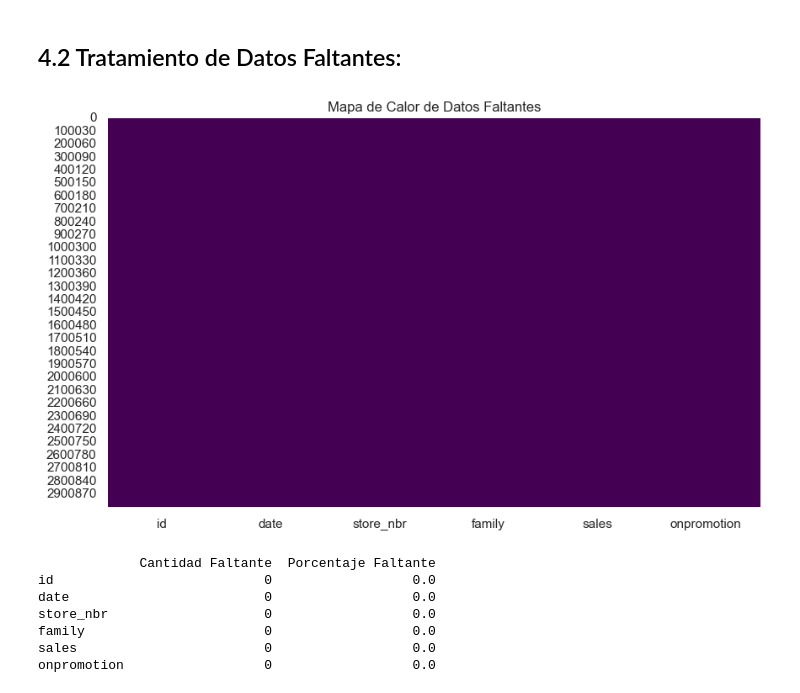
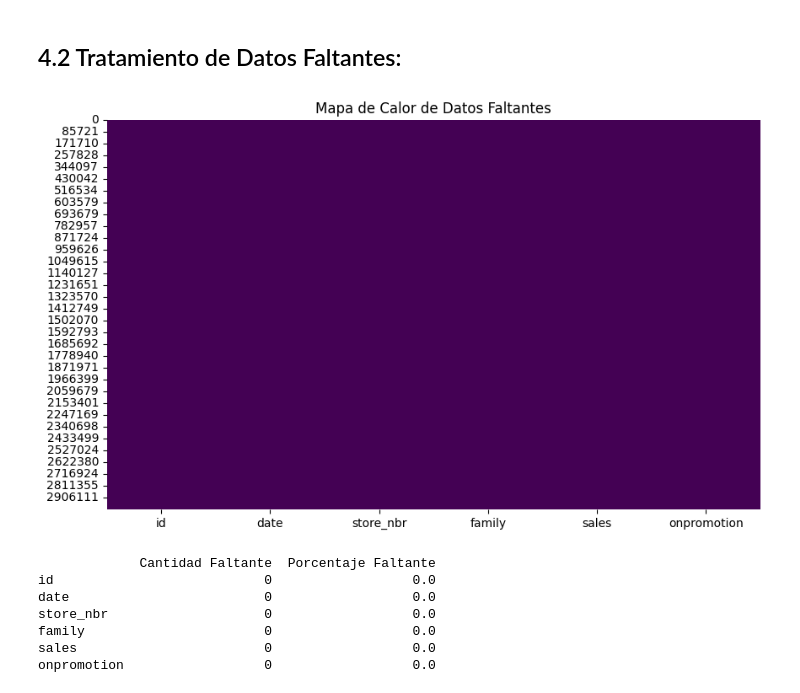
Before and after one commit to Ivo196/storeSales-TimeSeriesForecasting-Kaggle, a Jupyter notebook: Store Sales - Time Series Forecasting.ipynb, the cells around one changed output. Saved outputs shown, nothing was run; the diff lists cells and outputs as text; code cells hidden in the pictures.

```diff
--- a/Store Sales - Time Series Forecasting.ipynb
+++ b/Store Sales - Time Series Forecasting.ipynb
@@ -244,10 +244,10 @@ plt.show()
 # %%
 # Crea un mapa de calor para visualizar los datos faltantes
 plt.figure(figsize=(10, 6))
-sns.heatmap(train.isnull(), cbar=False, cmap='viridis')
+sns.heatmap(train_without_outliers.isnull(), cbar=False, cmap='viridis')
 plt.title('Mapa de Calor de Datos Faltantes')
 plt.show()
 # %% [output]
-[figure, old version]
+[figure, new version]
 # %%
 # Calcula la cantidad de valores faltantes en cada columna
```
Also changed, not shown: parts of 16 cells of this notebook.
